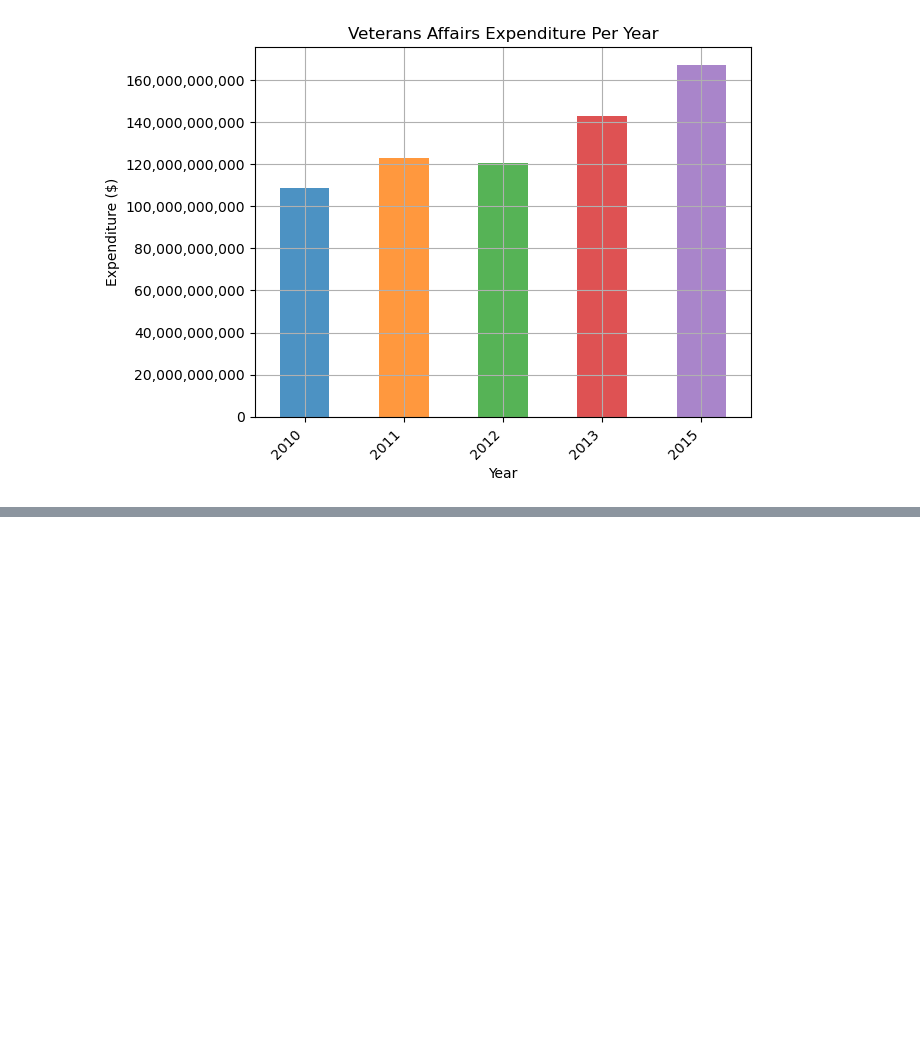
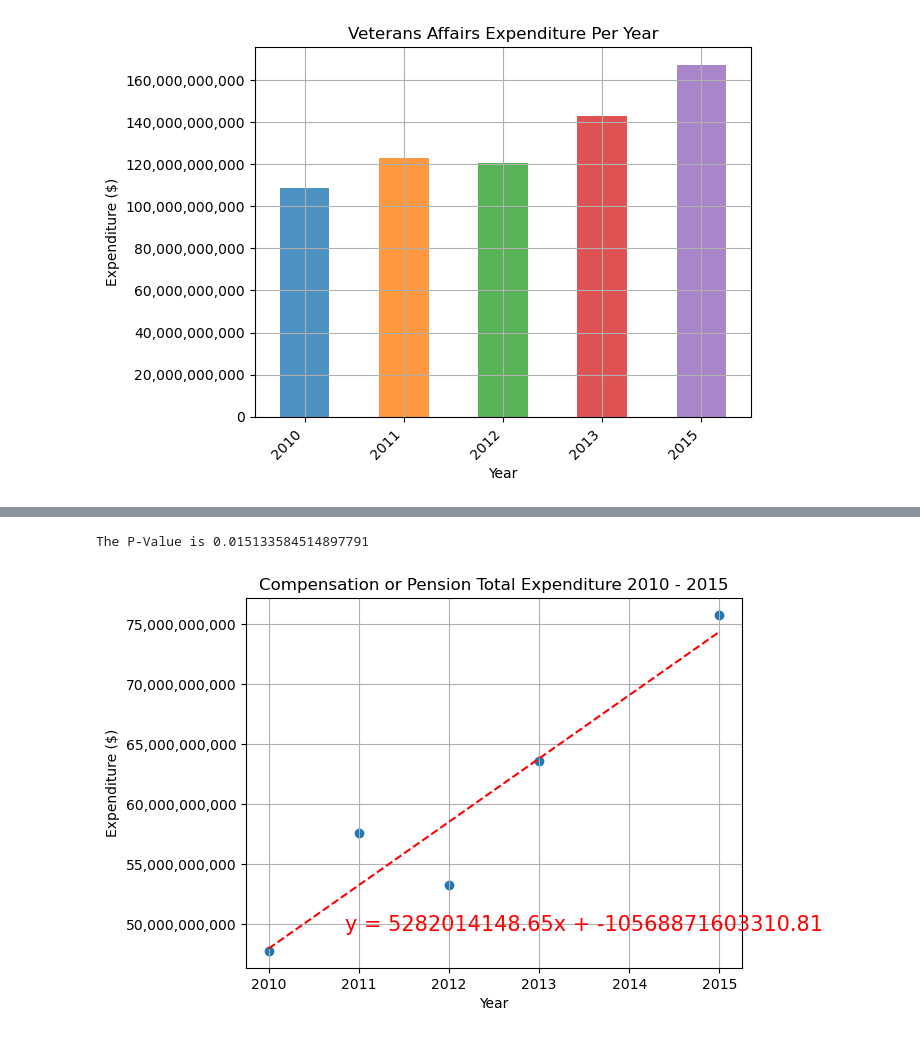
Before and after one commit to nicduffee/project1, a Jupyter notebook: Analysis/nic_budget_analysis.ipynb, the cells around one changed output, grey strips where cells are left out. Cells and saved outputs as stored; diff of their text form; code cells hidden in the pictures; blank space fills up the shorter version.

```diff
--- a/Analysis/nic_budget_analysis.ipynb
+++ b/Analysis/nic_budget_analysis.ipynb
@@ -470,0 +544,9 @@ plt.show()
+# %%
+d = {"Year": program_user_df["Year"],
+    "Compensation or Pension": [Comp_2010, Comp_2011, Comp_2012, Comp_2013, Comp_2015]}
+
+
+
+comp_totals = pd.DataFrame(d)
+
+comp_totals
@@ -470,0 +560,26 @@ plt.show()
+# %%
+x_values = comp_totals["Year"]
+y_values = comp_totals["Compensation or Pension"]
+
+(slope, intercept, rvalue, pvalue, stderr) = linregress(x_values, y_values)
+regress_values = x_values * slope + intercept
+line_eq = "y = " + str(round(slope,2)) + "x + " + str(round(intercept,2))
+plt.scatter(x_values,y_values)
+plt.plot(x_values,regress_values,"r--")
+plt.annotate(line_eq,(0.2,0.1), xycoords = "axes fraction",fontsize=15,color="red")
+plt.title("Compensation or Pension Total Expenditure 2010 - 2015")
+plt.xlabel('Year')
+plt.ylabel('Expenditure ($)')
+print(f"The P-Value is {pvalue}")
+
+
+
+#formatting
+current_values = plt.gca().get_yticks()
+plt.gca().set_yticklabels(['{:,.0f}'.format(x) for x in current_values])
+plt.grid()
+plt.savefig("../Output/Compensation_Linear Regression.png")
+plt.show()
+# %% [output]
+The P-Value is 0.015133584514897791
+[figure, added]
```
Also changed, not shown: parts of 7 cells of this notebook, 8 other files.
